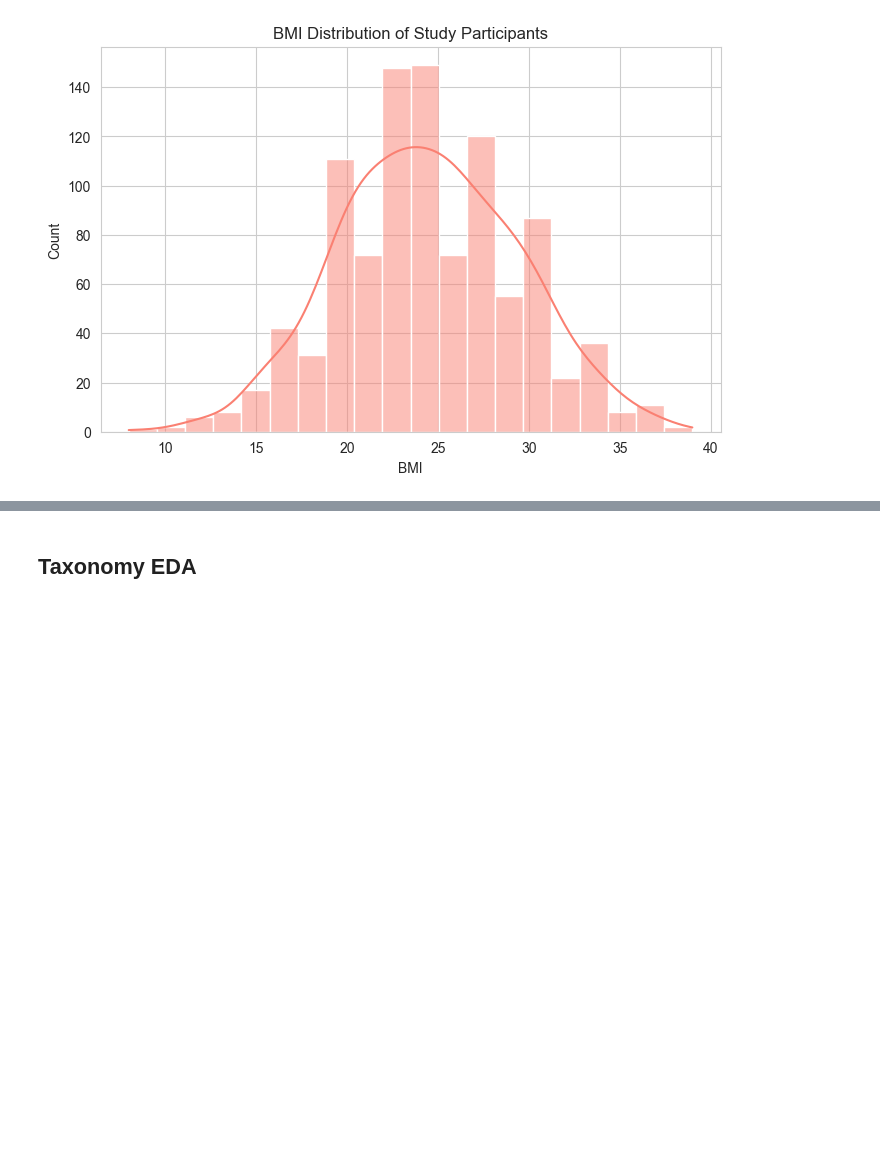
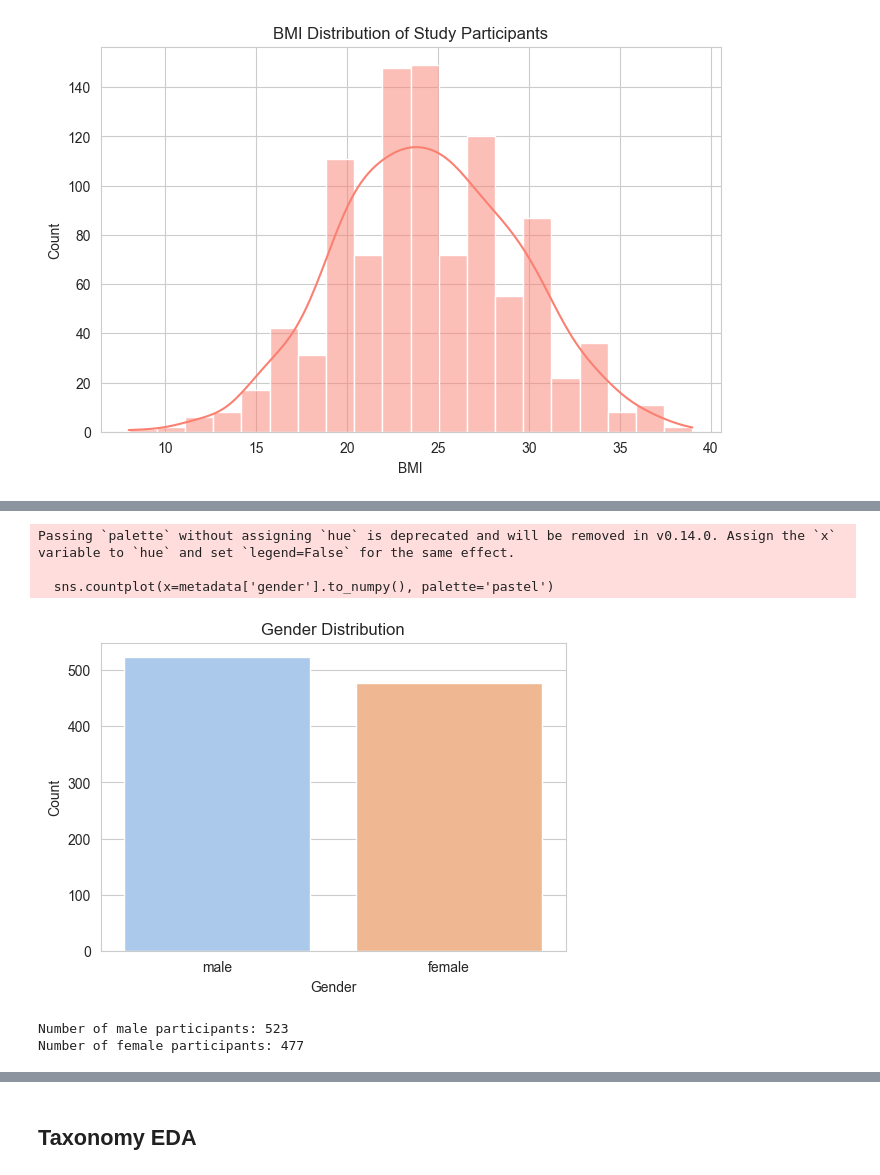
Before and after one commit to zkhechadoorian/coffee-gut-microbiome, a Jupyter notebook: notebooks/01_data_loading_qc.ipynb, the cells around one changed output, grey strips where cells are left out. Drawn from its saved outputs; the diff is of its cells as text; code cells hidden in the pictures; blank space fills up the shorter version.

```diff
--- a/notebooks/01_data_loading_qc.ipynb
+++ b/notebooks/01_data_loading_qc.ipynb
@@ -124 +124,19 @@ Unique values in 'coffee_consumption': ['occasional', 'daily', 'none']
 Unique values in 'antibiotics_past_year': ['Yes', 'No']
+# %%
+# display distribution of male vs female
+plt.figure(figsize=(6,4))
+sns.countplot(x=metadata['gender'].to_numpy(), palette='pastel')
+plt.title('Gender Distribution')
+plt.xlabel('Gender')
+plt.ylabel('Count')
+plt.show()
+
+print("Number of male participants:", (metadata['gender'] == 'male').sum())
+print("Number of female participants:", (metadata['gender'] == 'female').sum())
+# %% [output]
+Passing `palette` without assigning `hue` is deprecated and will be removed in v0.14.0. Assign the `x` variable to `hue` and set `legend=False` for the same effect.
+
+  sns.countplot(x=metadata['gender'].to_numpy(), palette='pastel')
+[figure, added]
+Number of male participants: 523
+Number of female participants: 477
```
Also changed, not shown: parts of 9 cells of this notebook.
